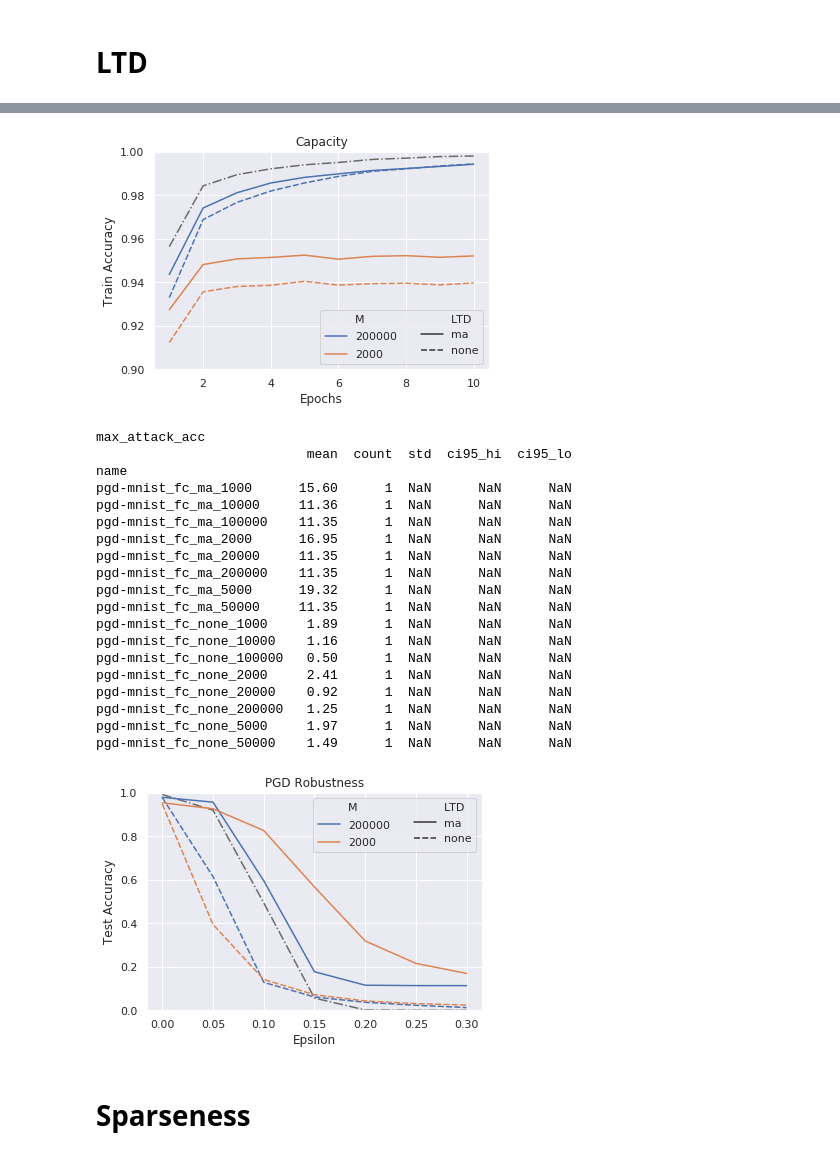
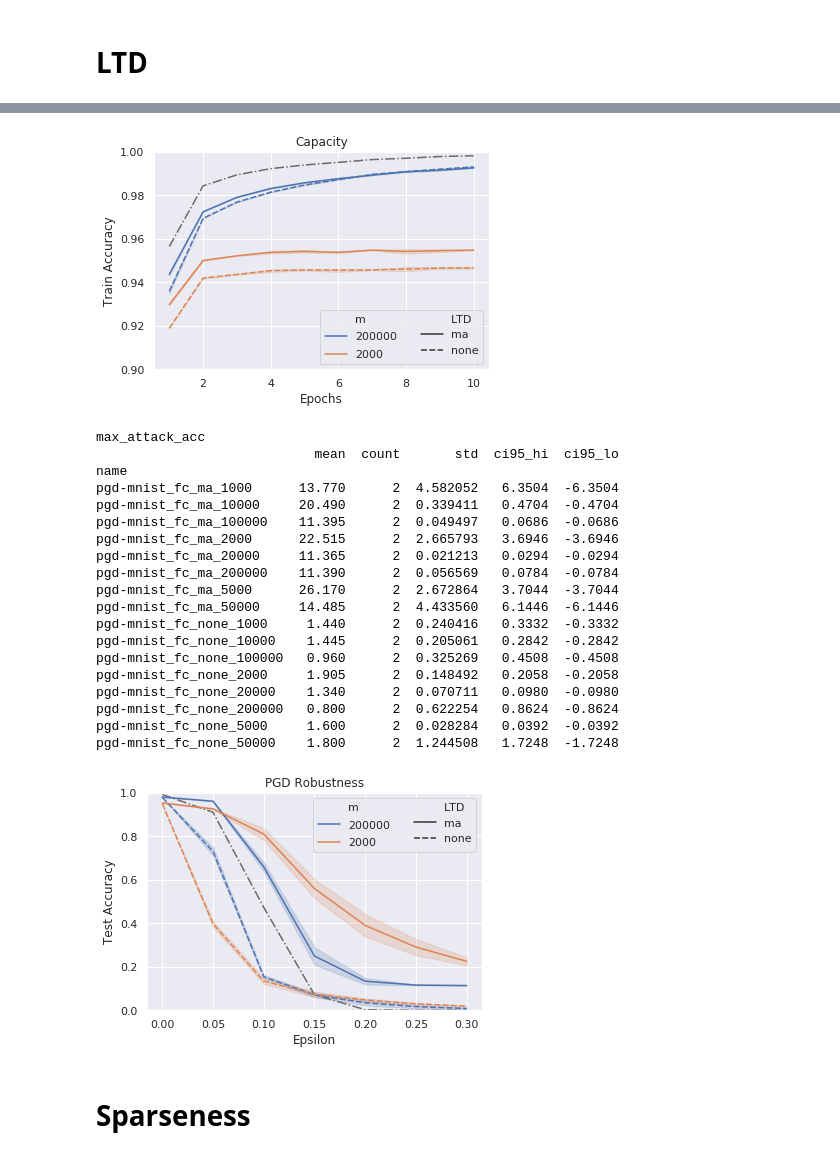
Before and after one commit to liuyuezhang/cerebellum, a Jupyter notebook: notebook/plot.ipynb, the cells around one changed output, grey strips where cells are left out. Drawn from its saved outputs; the diff is of its cells as text; code cells hidden in the pictures.

```diff
--- a/notebook/plot.ipynb
+++ b/notebook/plot.ipynb
@@ -132,7 +134,7 @@ for run in runs:
 
         best_train_acc = history['best_train_acc'].dropna().item() * 100
         best_test_acc = history['best_test_acc'].dropna().item() * 100
-        name = run.name[:-2]
+        name = env + '_' + method + '_' + ltd + '_' + str(n)
         table = table.append(pd.DataFrame(
             {'best_train_acc': best_train_acc, 'best_test_acc': best_test_acc, 'name': name}, index=[run.name]))
 
@@ -170,5 +172,5 @@ plt.savefig('/home/liuyuezhangadam/Desktop/cerebellum/fig/wide_'+ENV+'.png', dpi
 # %%
-ATTACK = 'pgd'
+ATTACK = 'fgsm'
 ENV = ATTACK + '-mnist'
 METHOD = 'fc'
 LTD = ['none']
@@ -189,12 +191,12 @@ for run in runs:
         history = run.history(samples=1000)
         temp['attack_acc'] = history['attack_acc'].dropna()
         temp['eps'] = history['eps'].dropna()
-        temp['M'] = "${}$".format(n)
+        temp[''] = "${}$".format(n)
         temp['seed'] = seed
         df = df.append(temp)
 
         max_attack_acc = history['max_attack_acc'].dropna().item() * 100
-        name = run.name[:-2]
+        name = env + '_' + method + '_' + ltd + '_' + str(n)
         table = table.append(pd.DataFrame(
             {'max_attack_acc': max_attack_acc, 'name': name}, index=[run.name]))
 
@@ -245,14 +248,14 @@ for run in runs:
         history = run.history(samples=1000)
         temp['train_acc'] = history['train_acc'].dropna()
         temp['epoch'] = history['epoch'].dropna()
-        temp['M'] = '${}$'.format(n)
+        temp['m'] = '${}$'.format(n)
         temp['LTD'] = ltd
         temp['seed'] = seed
         df = df.append(temp)
-
+        name = env + '_' + method + '_' + ltd + '_' + str(n)
         best_train_acc = history['best_train_acc'].dropna().item() * 100
         best_test_acc = history['best_test_acc'].dropna().item() * 100
-        name = run.name[:-2]
+
         table = table.append(pd.DataFrame(
             {'best_train_acc': best_train_acc, 'best_test_acc': best_test_acc, 'name': name}, index=[run.name]))
 
@@ -279,6 +282,6 @@ mnist_fc_none_50000   97.899997      1  NaN      NaN      NaN
 # %%
 plt.plot(baseline_dict[ENV]['epoch'], baseline_dict[ENV]['train_acc'], '-.', color='dimgrey')
-ax = sns.lineplot(x='epoch', y='train_acc', hue='M', style='LTD', ci=95, n_boot=1000,
+ax = sns.lineplot(x='epoch', y='train_acc', hue='m', style='LTD', ci=95, n_boot=1000,
                   hue_order=['$200000$', '$2000$'],
                   style_order=['ma', 'none'],
                   data=df)
@@ -287,7 +290,7 @@ plt.ylim(0.9, 1.0)
 plt.legend(loc='lower right', ncol=2)
 plt.savefig('/home/liuyuezhangadam/Desktop/cerebellum/fig/ltd_'+ENV+'.png', dpi=300)
 # %% [output]
-[figure, old version]
+[figure, new version]
 # %%
 ATTACK = 'pgd'
 ENV = ATTACK + '-mnist'
@@ -310,49 +313,49 @@ for run in runs:
         history = run.history(samples=1000)
         temp['attack_acc'] = history['attack_acc'].dropna()
         temp['eps'] = history['eps'].dropna()
-        temp['M'] = '${}$'.format(n)
+        temp['m'] = '${}$'.format(n)
         temp['LTD'] = ltd
         temp['seed'] = seed
         df = df.append(temp)
 
         max_attack_acc = history['max_attack_acc'].dropna().item() * 100
-        name = run.name[:-2]
+        name = env + '_' + method + '_' + ltd + '_' + str(n)
         table = table.append(pd.DataFrame(
             {'max_attack_acc': max_attack_acc, 'name': name}, index=[run.name]))
 
 calc_c95(table, 'max_attack_acc')
 # %% [output]
 max_attack_acc
-                           mean  count  std  ci95_hi  ci95_lo
+                            mean  count       std  ci95_hi  ci95_lo
 name
-pgd-mnist_fc_ma_1000      15.60      1  NaN      NaN      NaN
-pgd-mnist_fc_ma_10000     11.36      1  NaN      NaN      NaN
-pgd-mnist_fc_ma_100000    11.35      1  NaN      NaN      NaN
-pgd-mnist_fc_ma_2000      16.95      1  NaN      NaN      NaN
-pgd-mnist_fc_ma_20000     11.35      1  NaN      NaN      NaN
-pgd-mnist_fc_ma_200000    11.35      1  NaN      NaN      NaN
-pgd-mnist_fc_ma_5000      19.32      1  NaN      NaN      NaN
-pgd-mnist_fc_ma_50000     11.35      1  NaN      NaN      NaN
-pgd-mnist_fc_none_1000     1.89      1  NaN      NaN      NaN
-pgd-mnist_fc_none_10000    1.16      1  NaN      NaN      NaN
-pgd-mnist_fc_none_100000   0.50      1  NaN      NaN      NaN
-pgd-mnist_fc_none_2000     2.41      1  NaN      NaN      NaN
-pgd-mnist_fc_none_20000    0.92      1  NaN      NaN      NaN
-pgd-mnist_fc_none_200000   1.25      1  NaN      NaN      NaN
-pgd-mnist_fc_none_5000     1.97      1  NaN      NaN      NaN
-pgd-mnist_fc_none_50000    1.49      1  NaN      NaN      NaN
+pgd-mnist_fc_ma_1000      13.770      2  4.582052   6.3504  -6.3504
+pgd-mnist_fc_ma_10000     20.490      2  0.339411   0.4704  -0.4704
+pgd-mnist_fc_ma_100000    11.395      2  0.049497   0.0686  -0.0686
+pgd-mnist_fc_ma_2000      22.515      2  2.665793   3.6946  -3.6946
+pgd-mnist_fc_ma_20000     11.365      2  0.021213   0.0294  -0.0294
+pgd-mnist_fc_ma_200000    11.390      2  0.056569   0.0784  -0.0784
+pgd-mnist_fc_ma_5000      26.170      2  2.672864   3.7044  -3.7044
+pgd-mnist_fc_ma_50000     14.485      2  4.433560   6.1446  -6.1446
+pgd-mnist_fc_none_1000     1.440      2  0.240416   0.3332  -0.3332
+pgd-mnist_fc_none_10000    1.445      2  0.205061   0.2842  -0.2842
+pgd-mnist_fc_none_100000   0.960      2  0.325269   0.4508  -0.4508
+pgd-mnist_fc_none_2000     1.905      2  0.148492   0.2058  -0.2058
+pgd-mnist_fc_none_20000    1.340      2  0.070711   0.0980  -0.0980
+pgd-mnist_fc_none_200000   0.800      2  0.622254   0.8624  -0.8624
+pgd-mnist_fc_none_5000     1.600      2  0.028284   0.0392  -0.0392
+pgd-mnist_fc_none_50000    1.800      2  1.244508   1.7248  -1.7248
 # %%
 plt.plot(baseline_dict[ENV]['eps'], baseline_dict[ENV]['attack_acc'], '-.', color='dimgrey')
-ax = sns.lineplot(x='eps', y='attack_acc', hue='M', style='LTD', ci=95, n_boot=1000,
+ax = sns.lineplot(x='eps', y='attack_acc', hue='m', style='LTD', ci=95, n_boot=1000,
                   hue_order=['$200000$', '$2000$'],
                   style_order=['ma', 'none'],
                   data=df)
 ax.set(title=ATTACK.upper() + ' Robustness', xlabel='Epsilon', ylabel='Test Accuracy')
 plt.ylim(0, 1.0)
 plt.legend(loc='upper right', ncol=2)
 plt.savefig('/home/liuyuezhangadam/Desktop/cerebellum/fig/ltd_'+ENV+'.png', dpi=300)
 # %% [output]
-[figure, old version]
+[figure, new version]
 # %% [markdown]
 # Sparseness
 # %%
```
Also changed, not shown: parts of 17 cells of this notebook, 9 other files.
